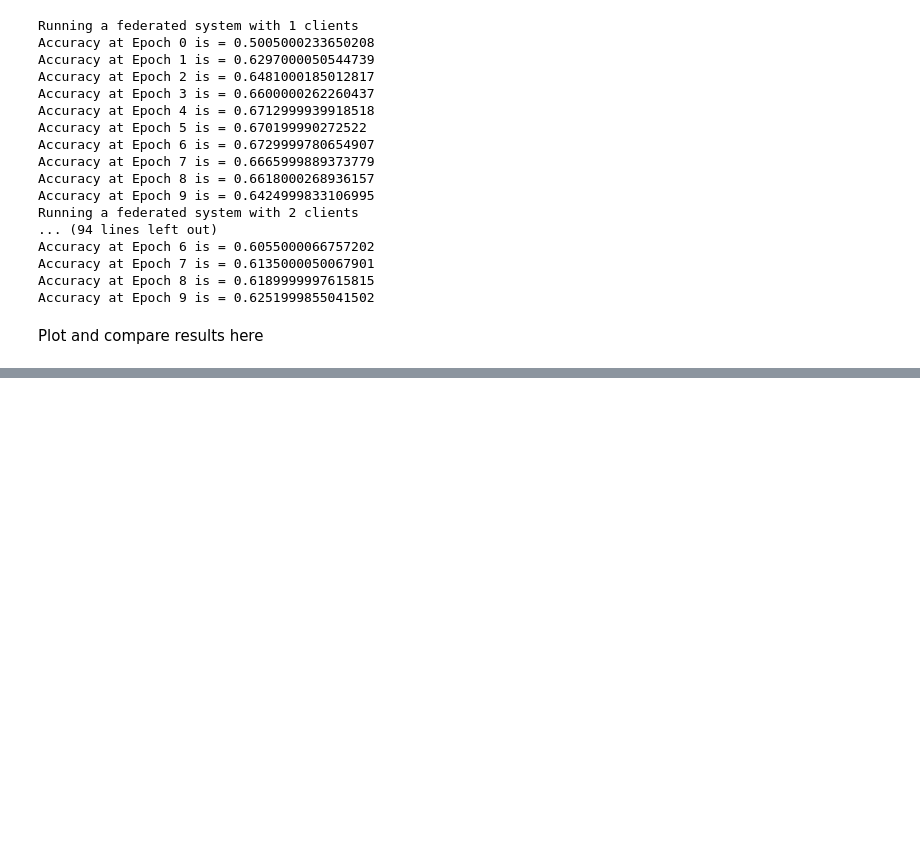
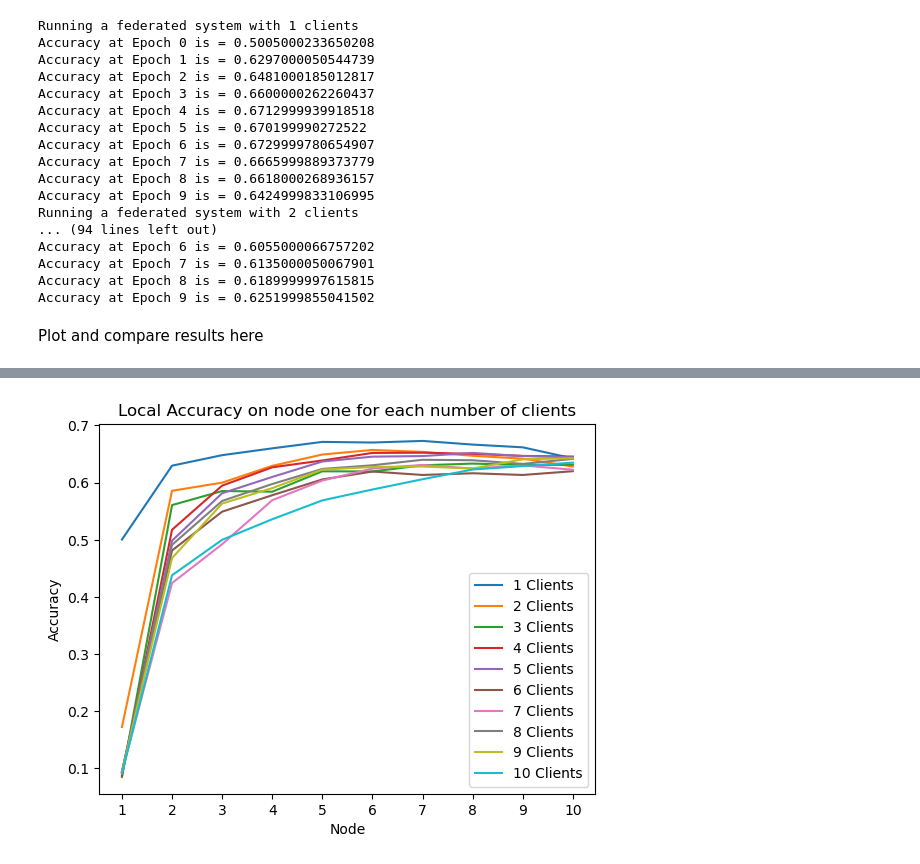
Before and after one commit to RyanMcG09/PhD, a Jupyter notebook: FederatedCNN.ipynb, the cells around one changed output, grey strips where cells are left out. Cells and saved outputs as stored; diff of their text form; code cells hidden in the pictures; blank space fills up the shorter version.

```diff
--- a/FederatedCNN.ipynb
+++ b/FederatedCNN.ipynb
@@ -247,0 +230,29 @@ NodeAccs
+# %%
+fAccPC = np.array_split(Accs,NC)
+# %%
+plt.figure(2)
+for i in range(NC):
+    plt.plot(clients,fAccPC[i],label = "{0} clients".format(i+1))
+plt.title("Accuracy at each Epoch for varying numbers of clients")
+plt.xlabel('Number of Epochs')
+plt.ylabel('Accuracy')
+plt.legend()
+plt.xticks(clients)
+plt.savefig('Images/EpochTimesNumClients.png')
+plt.close()
+# %%
+nodeAcc = np.array_split(NodeAccs,NC,axis = 1)
+nodeAccs = []
+for i in range(NC):
+    nodeAccs.append(np.array_split(nodeAcc[i],NC))
+# %%
+plt.figure(3)
+for i in range(NC):
+    plt.plot(clients,nodeAccs[0][i],label = "{0} Clients".format(i+1))
+plt.title("Local Accuracy on node one for each number of clients")
+plt.xlabel('Number of clients')
+plt.ylabel('Accuracy')
+plt.legend()
+plt.xticks(clients)
+plt.savefig('Images/EpochTimesPerClients.png')
+plt.close()
@@ -247,0 +277,12 @@ NodeAccs
+# %%
+plt.figure(5)
+for i in range(NC):
+    plt.plot(clients,nodeAccs[i][i],label = "{0} Clients".format(i+1))
+plt.title("Local Accuracy on node one for each number of clients")
+plt.xlabel('Node')
+plt.ylabel('Accuracy')
+plt.legend()
+plt.xticks(clients)
+plt.savefig('Images/AccuracyNoClients.png')
+# %% [output]
+[figure, added]
```
Also changed, not shown: parts of 11 cells of this notebook.
